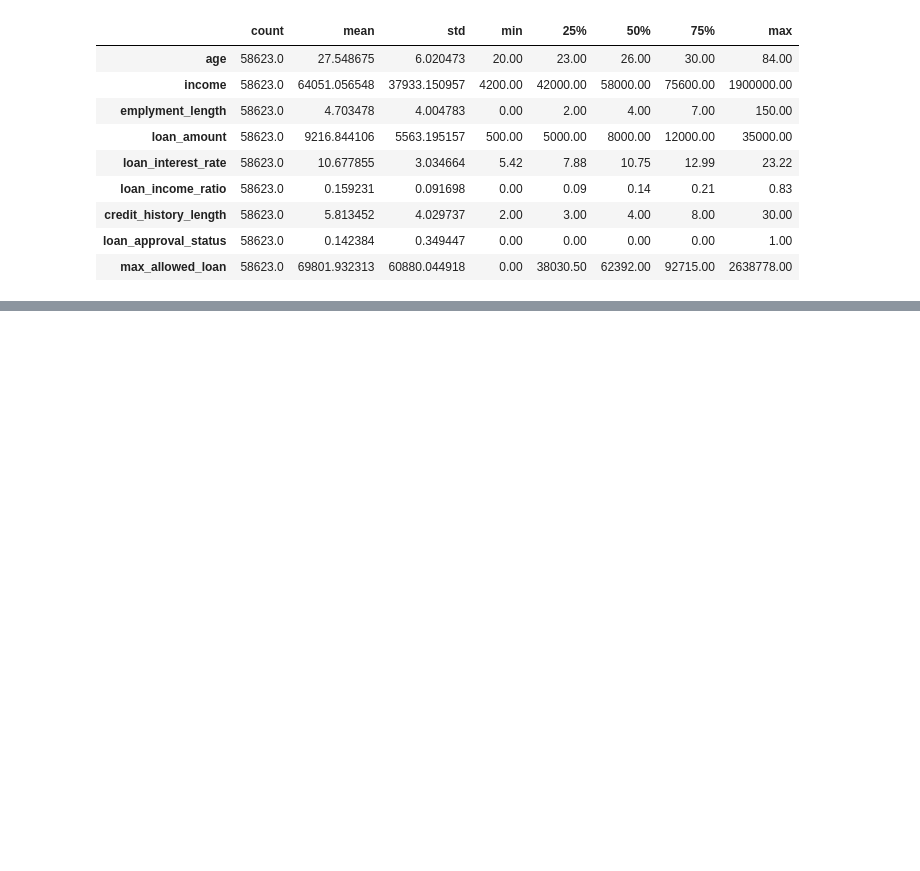
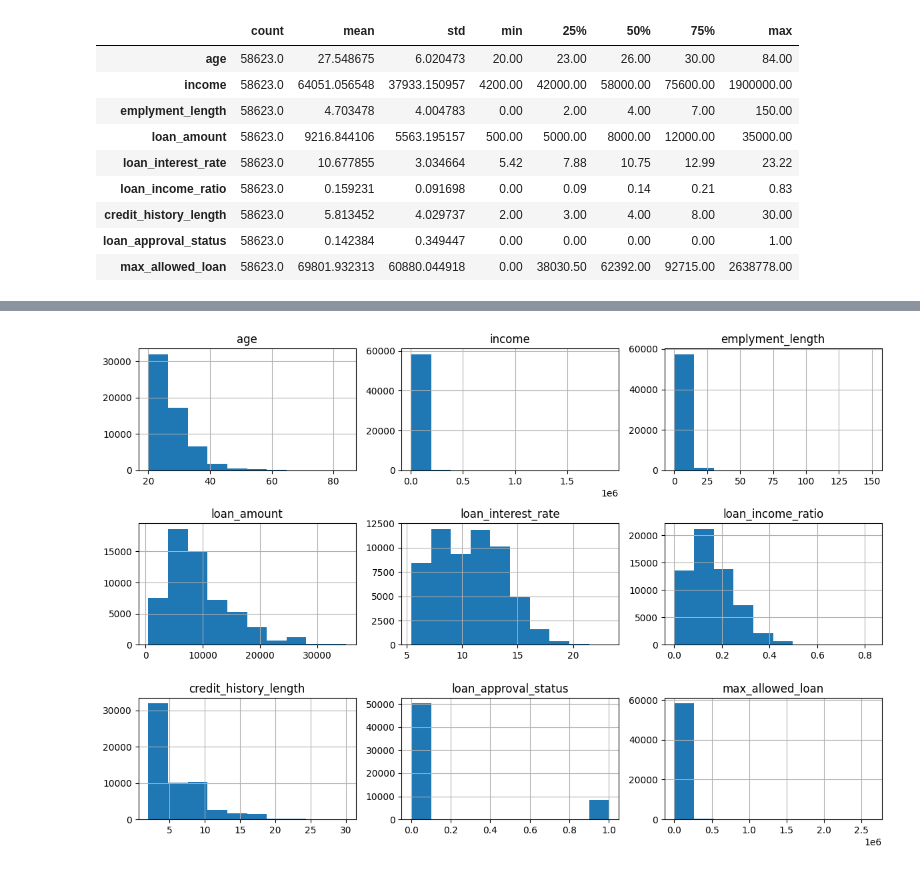
Before and after one commit to abdulraheem05/Loan-Approval, a Jupyter notebook: Notebook_1.ipynb, the cells around one changed output, grey strips where cells are left out. Cells and saved outputs as stored; diff of their text form; code cells hidden in the pictures; blank space fills up the shorter version.

```diff
--- a/Notebook_1.ipynb
+++ b/Notebook_1.ipynb
@@ -56 +78,10 @@ df.describe().T
+# %%
+#To see the distribution among numerical values
+num_cols = df.select_dtypes(include=['int64', 'float64']).columns
+
+df[num_cols].hist(figsize=(12,8))
+plt.tight_layout()
+plt.show()
+# %% [output]
+[figure, added]
 # %%
```
Also changed, not shown: parts of 4 cells of this notebook.
